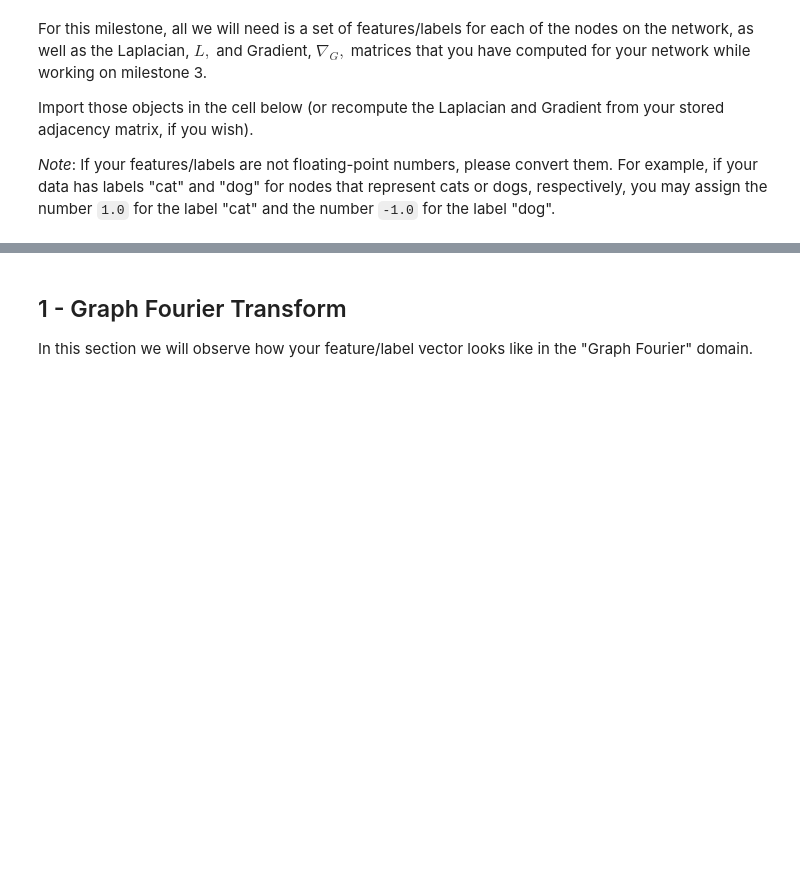
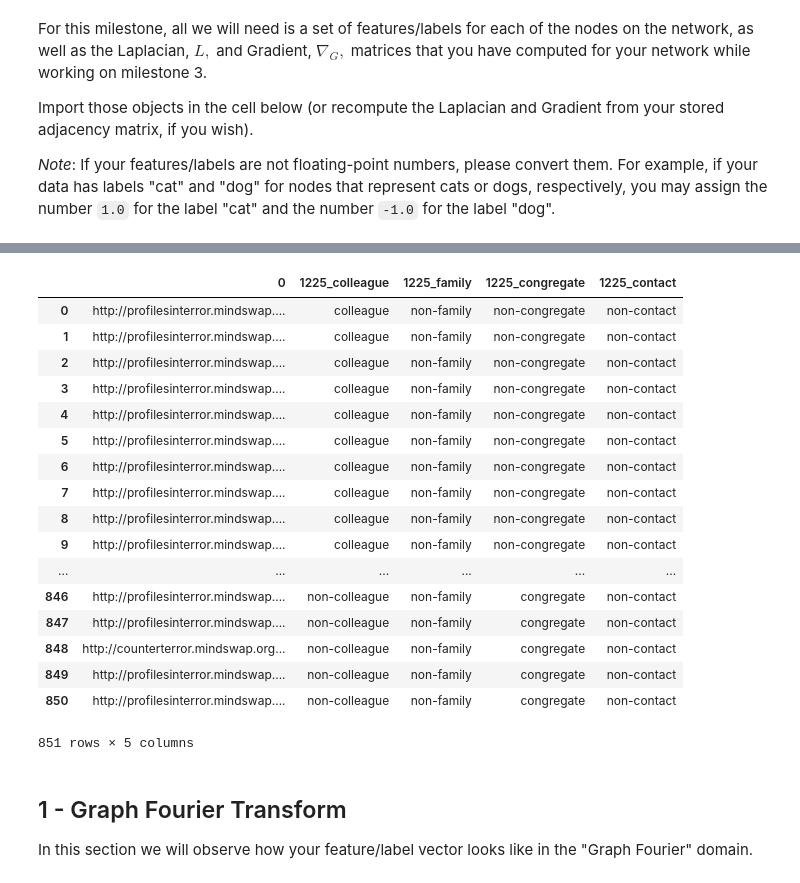
Before and after one commit to Kakavand/EPFL-antiterrorAssignment, a Jupyter notebook: marco/4_graph_signal_processing.ipynb, the cells around one changed output, grey strips where cells are left out. Drawn from its saved outputs; the diff is of its cells as text; code cells hidden in the pictures; blank space fills up the shorter version.

```diff
--- a/marco/4_graph_signal_processing.ipynb
+++ b/marco/4_graph_signal_processing.ipynb
@@ -130,3 +131,24 @@ ParserError: Expected 2591 fields in line 4, saw 2602. Error could possibly be d
+# %%
+labels
+# %% [output]
+|  | 0 | 1225_colleague | 1225_family | 1225_congregate | 1225_contact |
+| 0 | http://profilesinterror.mindswap.... | colleague | non-family | non-congregate | non-contact |
+| 1 | http://profilesinterror.mindswap.... | colleague | non-family | non-congregate | non-contact |
+| 2 | http://profilesinterror.mindswap.... | colleague | non-family | non-congregate | non-contact |
+| 3 | http://profilesinterror.mindswap.... | colleague | non-family | non-congregate | non-contact |
+| 4 | http://profilesinterror.mindswap.... | colleague | non-family | non-congregate | non-contact |
+| 5 | http://profilesinterror.mindswap.... | colleague | non-family | non-congregate | non-contact |
+| 6 | http://profilesinterror.mindswap.... | colleague | non-family | non-congregate | non-contact |
+| 7 | http://profilesinterror.mindswap.... | colleague | non-family | non-congregate | non-contact |
+| 8 | http://profilesinterror.mindswap.... | colleague | non-family | non-congregate | non-contact |
+| 9 | http://profilesinterror.mindswap.... | colleague | non-family | non-congregate | non-contact |
+| ... | ... | ... | ... | ... | ... |
+| 846 | http://profilesinterror.mindswap.... | non-colleague | non-family | congregate | non-contact |
+| 847 | http://profilesinterror.mindswap.... | non-colleague | non-family | congregate | non-contact |
+| 848 | http://counterterror.mindswap.org... | non-colleague | non-family | congregate | non-contact |
+| 849 | http://profilesinterror.mindswap.... | non-colleague | non-family | congregate | non-contact |
+| 850 | http://profilesinterror.mindswap.... | non-colleague | non-family | congregate | non-contact |
+851 rows × 5 columns
 # %% [markdown]
 ## 1 - Graph Fourier Transform
 
```
Also changed, not shown: parts of 9 cells of this notebook.
